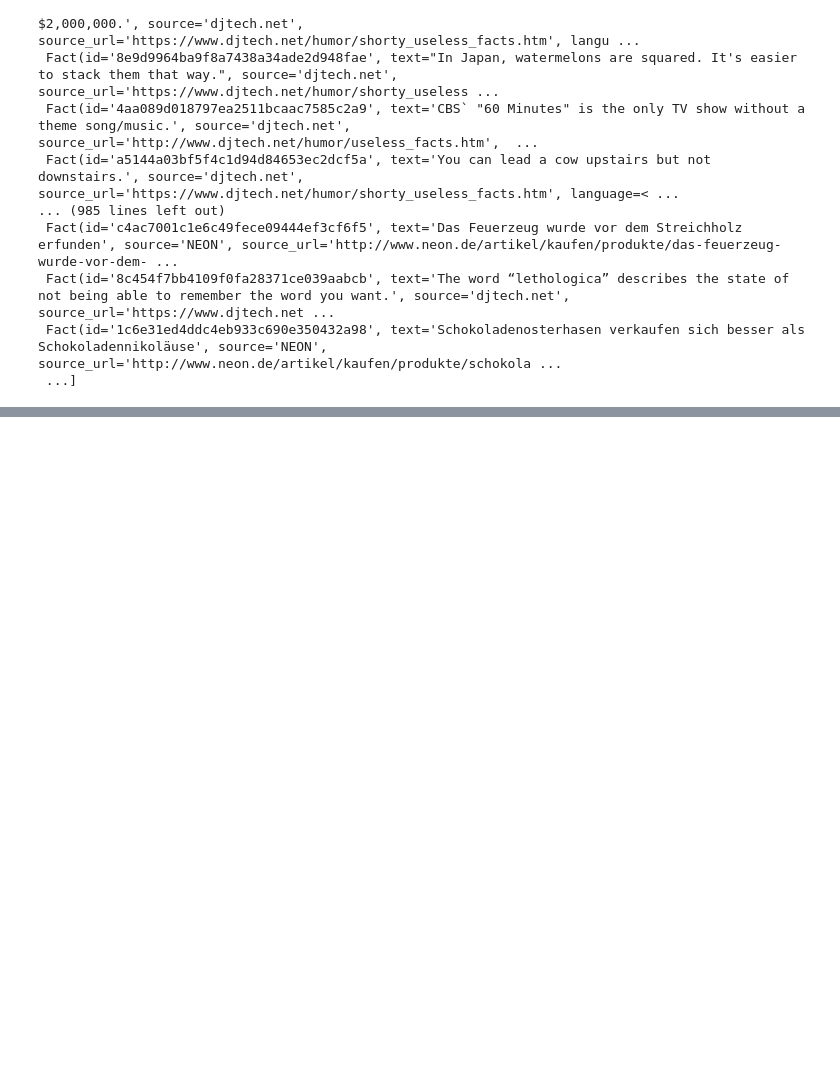
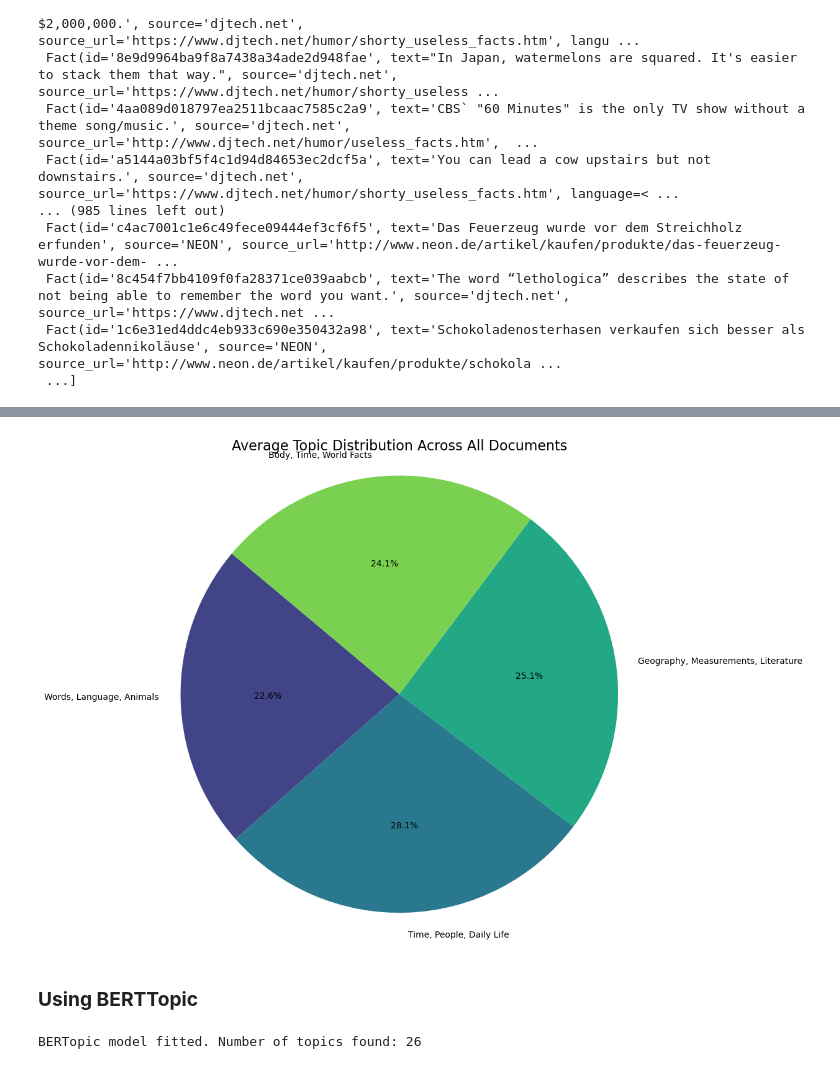
Before and after one commit to iragca/pit-predictive-analysis, a Jupyter notebook: notebooks/1.0-random-useless-facts.ipynb, the cells around one changed output, grey strips where cells are left out. Cells and saved outputs as stored; diff of their text form; code cells hidden in the pictures; blank space fills up the shorter version.

```diff
--- a/notebooks/1.0-random-useless-facts.ipynb
+++ b/notebooks/1.0-random-useless-facts.ipynb
@@ -388,0 +507,3 @@ facts
+# %%
+pp_text_eng = [preprocess_text(doc) for doc in english_fact_texts]
+pp_text_eng[0:5]
@@ -388,0 +529,8 @@ facts
+# %%
+lda = LatentDirichletAllocation(
+    n_components = 4, #number of topics to allocate
+    random_state = 98, #for reproducibility
+    max_iter = 28
+)
+
+lda.fit(doc_term_matrix)
@@ -388,0 +549,8 @@ facts
+# %%
+pp_text_eng_lda = lda.transform(doc_term_matrix)
+df_lda = pd.DataFrame(
+    pp_text_eng_lda.round(3),
+    columns=[f'Topic {i+1}' for i in range(4)],
+    index=[f'Doc {i+1}' for i in range(len(pp_text_eng))]
+)
+df_lda.T
@@ -388,0 +564,34 @@ facts
+# %%
+import matplotlib.pyplot as plt
+import seaborn as sns
+
+# Calculate average topic proportions across all documents
+average_topic_proportions = df_lda.mean()
+
+# Define new topic names based on top words
+new_topic_names = {
+    'Topic 1': 'Words, Language, Animals',
+    'Topic 2': 'Time, People, Daily Life',
+    'Topic 3': 'Geography, Measurements, Literature',
+    'Topic 4': 'Body, Time, World Facts'
+}
+
+# Map the new names to the average_topic_proportions index
+# Using .copy() to avoid SettingWithCopyWarning if average_topic_proportions was a slice
+pie_data = average_topic_proportions.rename(index=new_topic_names).copy()
+
+plt.figure(figsize=(10, 10))
+plt.pie(
+    pie_data.values,
+    labels=pie_data.index,
+    autopct='%1.1f%%', # Format percentage display
+    startangle=140,
+    colors=sns.color_palette('viridis', len(pie_data))
+)
+plt.title('Average Topic Distribution Across All Documents', fontsize=16, loc='center',)
+plt.axis('equal') # Equal aspect ratio ensures that pie is drawn as a circle.
+plt.show()
+# %% [output]
+[figure, added]
+# %% [markdown]
+### **Using BERTTopic**
@@ -388,0 +607,5 @@ facts
+# %%
+topics, probabilities = model.fit_transform(pp_text_eng)
+print(f"BERTopic model fitted. Number of topics found: {len(model.get_topics())}")
+# %% [output]
+BERTopic model fitted. Number of topics found: 26
```
Also changed, not shown: parts of 37 cells of this notebook, 1 other file.
